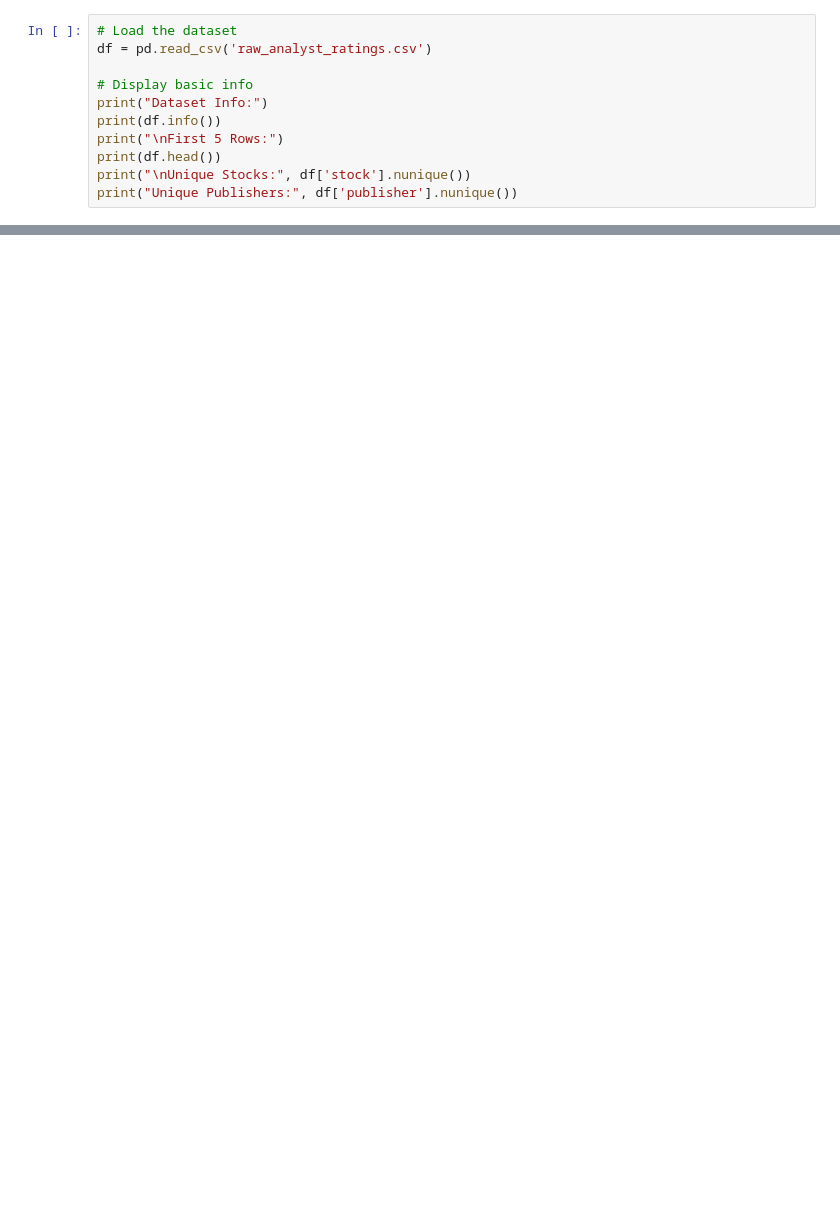
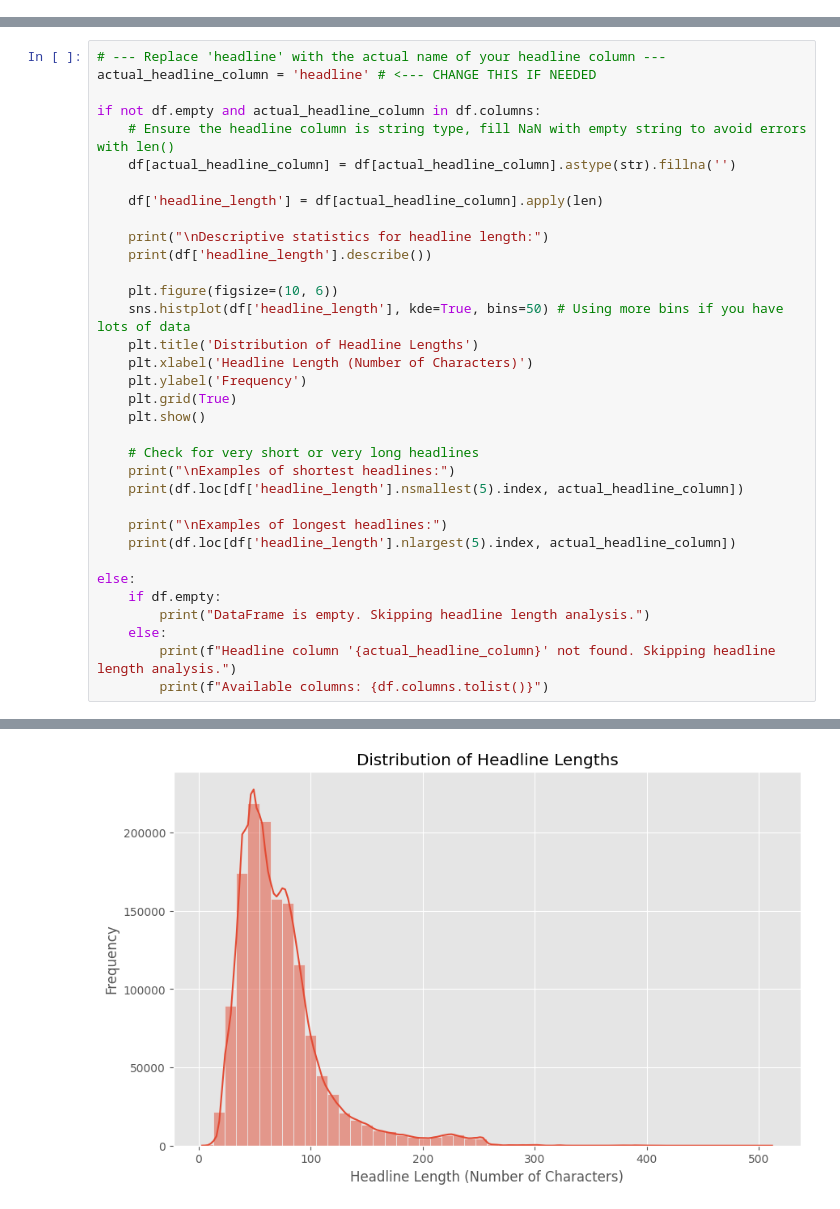
Before and after one commit to dipherent1/B5W1, a Jupyter notebook: notebooks/task_1.ipynb, the cells around one changed output, grey strips where cells are left out. Cells and saved outputs as stored; diff of their text form; blank space fills up the shorter version.

```diff
--- a/notebooks/task_1.ipynb
+++ b/notebooks/task_1.ipynb
@@ -45,11 +0,0 @@ Requirement already satisfied: six>=1.5 in /usr/local/lib/python3.11/dist-packag
-# %%
-# Load the dataset
-df = pd.read_csv('raw_analyst_ratings.csv')
-
-# Display basic info
-print("Dataset Info:")
-print(df.info())
-print("\nFirst 5 Rows:")
-print(df.head())
-print("\nUnique Stocks:", df['stock'].nunique())
-print("Unique Publishers:", df['publisher'].nunique())
@@ -293,0 +162,35 @@ AttributeError: Can only use .dt accessor with datetimelike values
+# %%
+# --- Replace 'headline' with the actual name of your headline column ---
+actual_headline_column = 'headline' # <--- CHANGE THIS IF NEEDED
+
+if not df.empty and actual_headline_column in df.columns:
+    # Ensure the headline column is string type, fill NaN with empty string to avoid errors with len()
+    df[actual_headline_column] = df[actual_headline_column].astype(str).fillna('')
+
+    df['headline_length'] = df[actual_headline_column].apply(len)
+
+    print("\nDescriptive statistics for headline length:")
+    print(df['headline_length'].describe())
+
+    plt.figure(figsize=(10, 6))
+    sns.histplot(df['headline_length'], kde=True, bins=50) # Using more bins if you have lots of data
+    plt.title('Distribution of Headline Lengths')
+    plt.xlabel('Headline Length (Number of Characters)')
+    plt.ylabel('Frequency')
+    plt.grid(True)
+    plt.show()
+
+    # Check for very short or very long headlines
+    print("\nExamples of shortest headlines:")
+    print(df.loc[df['headline_length'].nsmallest(5).index, actual_headline_column])
+
+    print("\nExamples of longest headlines:")
+    print(df.loc[df['headline_length'].nlargest(5).index, actual_headline_column])
+
+else:
+    if df.empty:
+        print("DataFrame is empty. Skipping headline length analysis.")
+    else:
+        print(f"Headline column '{actual_headline_column}' not found. Skipping headline length analysis.")
+        print(f"Available columns: {df.columns.tolist()}")
+# %% [output]
@@ -293,0 +207 @@ AttributeError: Can only use .dt accessor with datetimelike values
+[figure, added]
```
Also changed, not shown: parts of 16 cells of this notebook.
